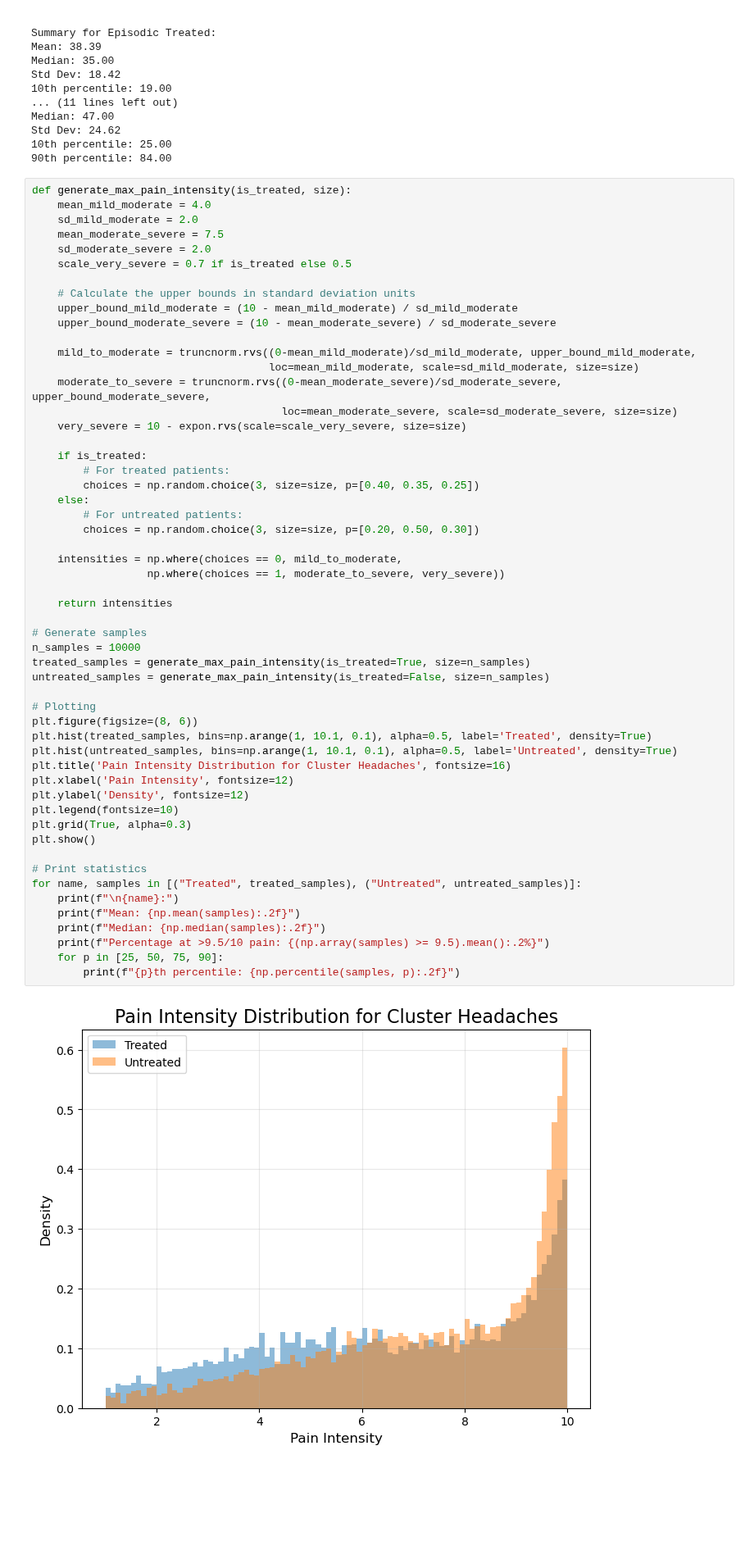
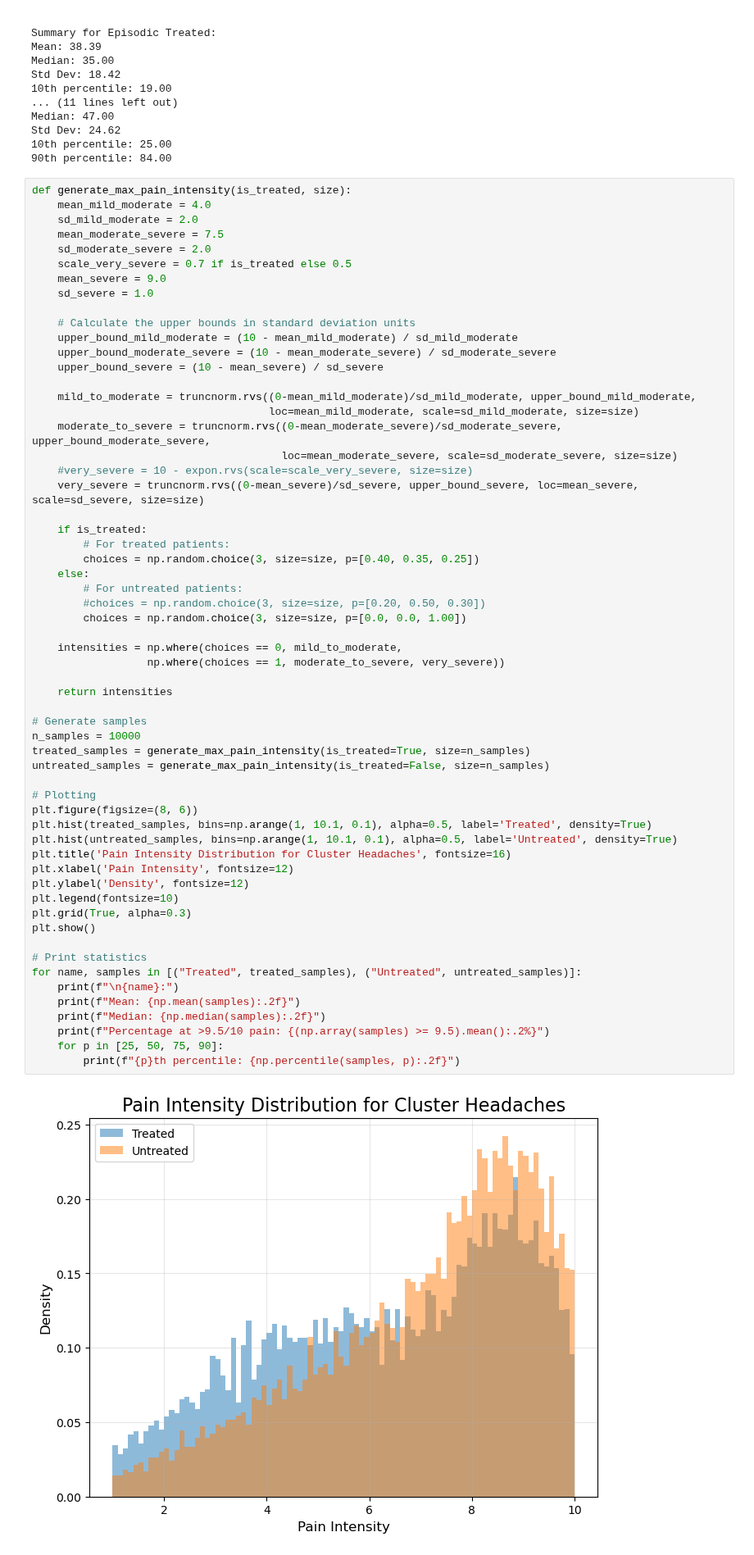
Before and after one commit to aph-research/cluster-headaches, a Jupyter notebook: Cluster headache full model.ipynb, the cells around one changed output. Shown at 82% size. Saved outputs shown, nothing was run; the diff lists cells and outputs as text; blank space fills up the shorter version.

Commit message:
Fixed adjusted visualization bug
And added alternative distribution of CH pain (no exponential)

```diff
--- a/Cluster headache full model.ipynb
+++ b/Cluster headache full model.ipynb
@@ -586,53 +586,58 @@ def generate_max_pain_intensity(is_treated, size):
     mean_moderate_severe = 7.5
     sd_moderate_severe = 2.0
     scale_very_severe = 0.7 if is_treated else 0.5
+    mean_severe = 9.0
+    sd_severe = 1.0
 
     # Calculate the upper bounds in standard deviation units
     upper_bound_mild_moderate = (10 - mean_mild_moderate) / sd_mild_moderate
     upper_bound_moderate_severe = (10 - mean_moderate_severe) / sd_moderate_severe
+    upper_bound_severe = (10 - mean_severe) / sd_severe
 
     mild_to_moderate = truncnorm.rvs((0-mean_mild_moderate)/sd_mild_moderate, upper_bound_mild_moderate,
                                      loc=mean_mild_moderate, scale=sd_mild_moderate, size=size)
     moderate_to_severe = truncnorm.rvs((0-mean_moderate_severe)/sd_moderate_severe, upper_bound_moderate_severe,
                                        loc=mean_moderate_severe, scale=sd_moderate_severe, size=size)
-    very_severe = 10 - expon.rvs(scale=scale_very_severe, size=size)
+    #very_severe = 10 - expon.rvs(scale=scale_very_severe, size=size)
+    very_severe = truncnorm.rvs((0-mean_severe)/sd_severe, upper_bound_severe, loc=mean_severe, scale=sd_severe, size=size)
 
     if is_treated:
         # For treated patients:
         choices = np.random.choice(3, size=size, p=[0.40, 0.35, 0.25])
     else:
         # For untreated patients:
-        choices = np.random.choice(3, size=size, p=[0.20, 0.50, 0.30])
+        #choices = np.random.choice(3, size=size, p=[0.20, 0.50, 0.30])
+        choices = np.random.choice(3, size=size, p=[0.0, 0.0, 1.00])
 
     intensities = np.where(choices == 0, mild_to_moderate,
                   np.where(choices == 1, moderate_to_severe, very_severe))
 
     return intensities
 
 # Generate samples
 n_samples = 10000
 treated_samples = generate_max_pain_intensity(is_treated=True, size=n_samples)
 untreated_samples = generate_max_pain_intensity(is_treated=False, size=n_samples)
 
 # Plotting
 plt.figure(figsize=(8, 6))
 plt.hist(treated_samples, bins=np.arange(1, 10.1, 0.1), alpha=0.5, label='Treated', density=True)
 plt.hist(untreated_samples, bins=np.arange(1, 10.1, 0.1), alpha=0.5, label='Untreated', density=True)
 plt.title('Pain Intensity Distribution for Cluster Headaches', fontsize=16)
 plt.xlabel('Pain Intensity', fontsize=12)
 plt.ylabel('Density', fontsize=12)
 plt.legend(fontsize=10)
 plt.grid(True, alpha=0.3)
 plt.show()
 
 # Print statistics
 for name, samples in [("Treated", treated_samples), ("Untreated", untreated_samples)]:
     print(f"\n{name}:")
     print(f"Mean: {np.mean(samples):.2f}")
     print(f"Median: {np.median(samples):.2f}")
     print(f"Percentage at >9.5/10 pain: {(np.array(samples) >= 9.5).mean():.2%}")
     for p in [25, 50, 75, 90]:
         print(f"{p}th percentile: {np.percentile(samples, p):.2f}")
 # %% [output]
-[figure, old version]
+[figure, new version]
 Treated:
```
Also changed, not shown: parts of 1 cell of this notebook, 2 other files.
